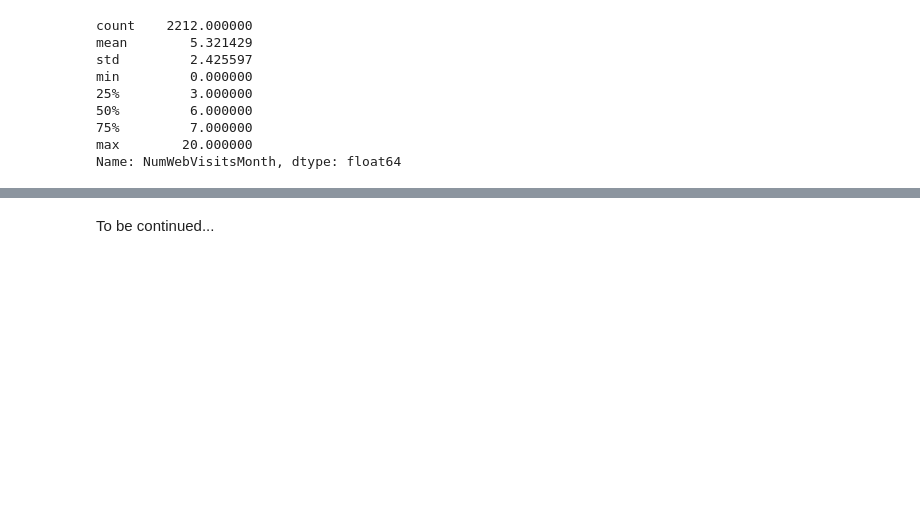
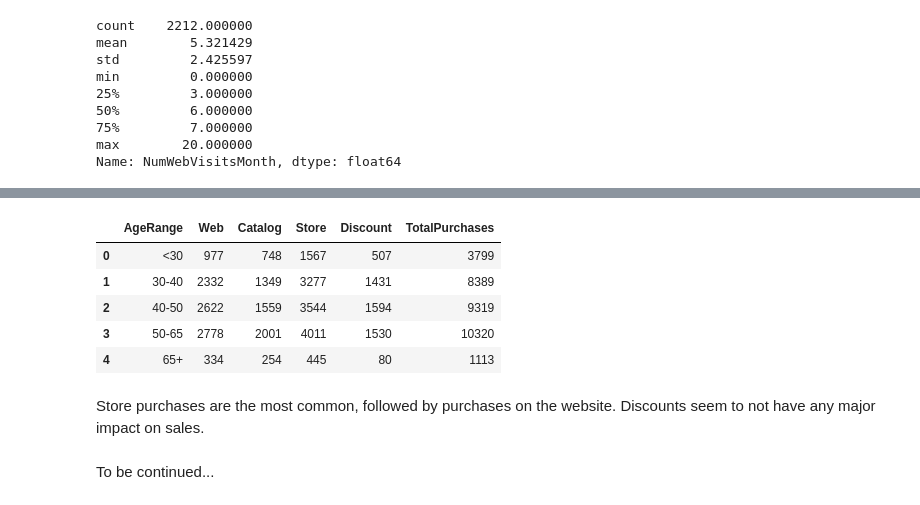
Before and after one commit to saranshkr/customer-profile-analysis, a Jupyter notebook: marketing-campaign-eda.ipynb, the cells around one changed output, grey strips where cells are left out. Cells and saved outputs as stored; diff of their text form; code cells hidden in the pictures; blank space fills up the shorter version.

Commit message:
Analyze number of purchases and refactor

```diff
--- a/marketing-campaign-eda.ipynb
+++ b/marketing-campaign-eda.ipynb
@@ -80,5 +201,5 @@ Age makes more sense as a categorical variable so we can group users together.
 # %%
-bins = [0, 25, 40, 50, 65, np.inf]
-labels = ['<25', '25-40', '40-50', '50-65', '65+']
+bins = [0, 30, 40, 50, 65, np.inf]
+labels = ['<30', '30-40', '40-50', '50-65', '65+']
 df['AgeRange'] = pd.cut(df['Age'], bins=bins, labels=labels)
 df['AgeRange'].value_counts()
@@ -184,0 +384,11 @@ Name: NumWebVisitsMonth, dtype: float64
+# %%
+grouped_df = df.groupby(by=['AgeRange'], as_index=False).agg({'Web': 'sum', 'Catalog': 'sum', 'Store': 'sum', 'Discount': 'sum'})
+grouped_df['TotalPurchases'] = grouped_df.Web + grouped_df.Catalog + grouped_df.Store + grouped_df.Discount
+grouped_df
+# %% [output]
+|  | AgeRange | Web | Catalog | Store | Discount | TotalPurchases |
+| 0 | <30 | 977 | 748 | 1567 | 507 | 3799 |
+| 1 | 30-40 | 2332 | 1349 | 3277 | 1431 | 8389 |
+| 2 | 40-50 | 2622 | 1559 | 3544 | 1594 | 9319 |
+| 3 | 50-65 | 2778 | 2001 | 4011 | 1530 | 10320 |
+| 4 | 65+ | 334 | 254 | 445 | 80 | 1113 |
@@ -185,3 +401,5 @@ Name: NumWebVisitsMonth, dtype: float64
+# %% [markdown]
+Store purchases are the most common, followed by purchases on the website. Discounts seem to not have any major impact on sales.
 # %%
 df['TotalPurchases'] = df['Web'] + df['Catalog'] + df['Store'] + df['Discount']
 df['SpendPerPurchase'] = df['TotalSpend'] / df['TotalPurchases']
```
Also changed, not shown: parts of 50 cells of this notebook.
